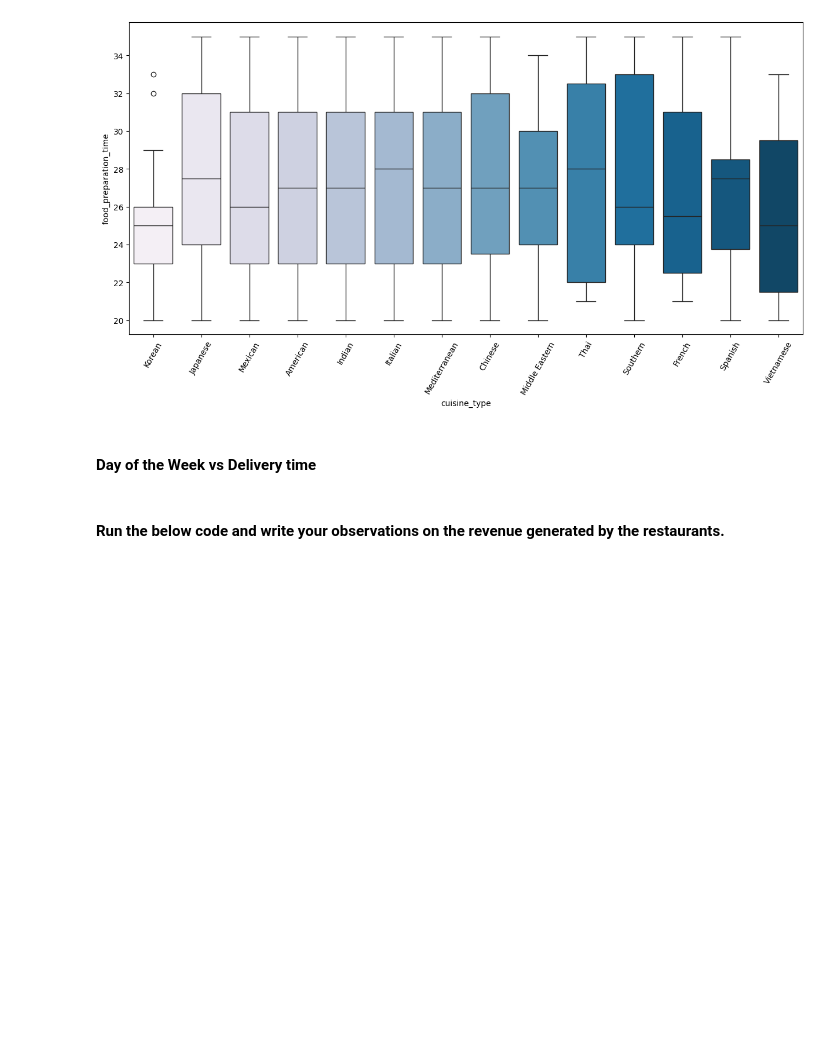
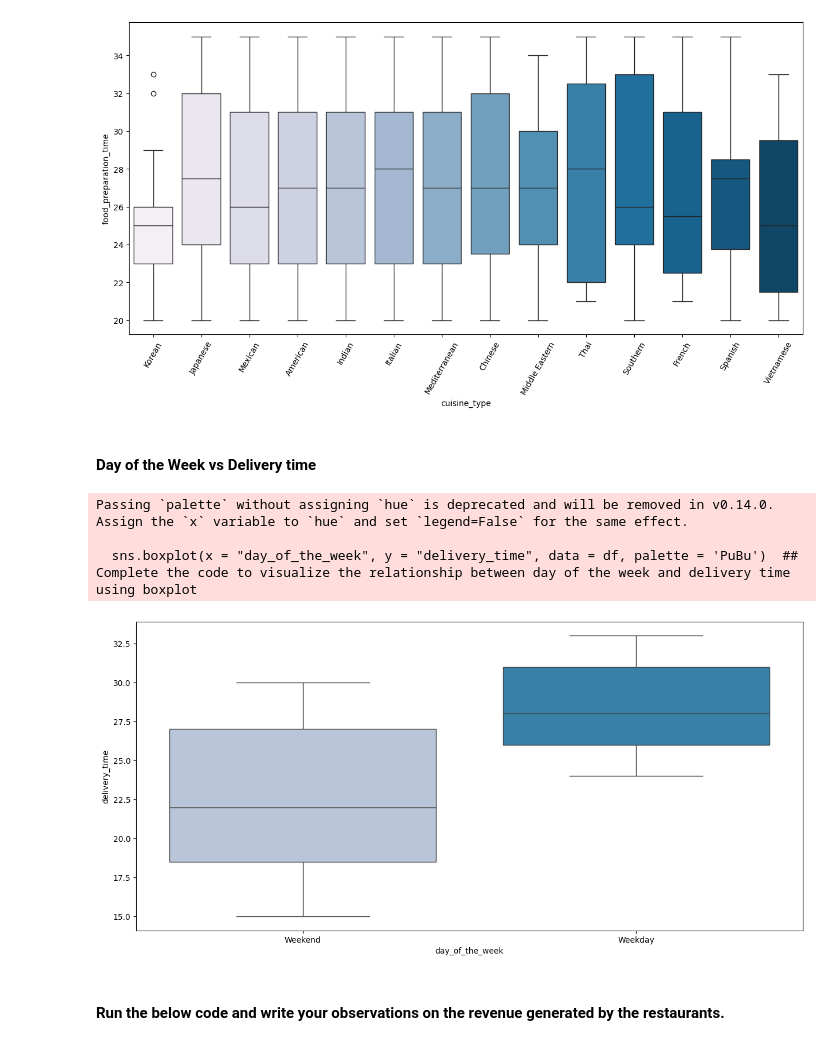
Before and after one commit to erika024/afs-labs-student, a Jupyter notebook: PYF_Project_LearnerNotebook_LowCode.ipynb, the cells around one changed output. Saved outputs shown, nothing was run; the diff lists cells and outputs as text; code cells hidden in the pictures; blank space fills up the shorter version.

```diff
--- a/PYF_Project_LearnerNotebook_LowCode.ipynb
+++ b/PYF_Project_LearnerNotebook_LowCode.ipynb
@@ -374,8 +374,13 @@ Passing `palette` without assigning `hue` is deprecated and will be removed in v
 # %%
 # Relationship between day of the week and delivery time
 plt.figure(figsize=(15,7))
-sns.boxplot('_______')  ## Complete the code to visualize the relationship between day of the week and delivery time using boxplot
+sns.boxplot(x = "day_of_the_week", y = "delivery_time", data = df, palette = 'PuBu')  ## Complete the code to visualize the relationship between day of the week and delivery time using boxplot
 plt.show()
+# %% [output]
+Passing `palette` without assigning `hue` is deprecated and will be removed in v0.14.0. Assign the `x` variable to `hue` and set `legend=False` for the same effect.
+
+  sns.boxplot(x = "day_of_the_week", y = "delivery_time", data = df, palette = 'PuBu')  ## Complete the code to visualize the relationship between day of the week and delivery time using boxplot
+[figure, added]
 # %% [markdown]
 #### Run the below code and write your observations on the revenue generated by the restaurants.
 # %%
```
Also changed, not shown: parts of 5 cells of this notebook.
